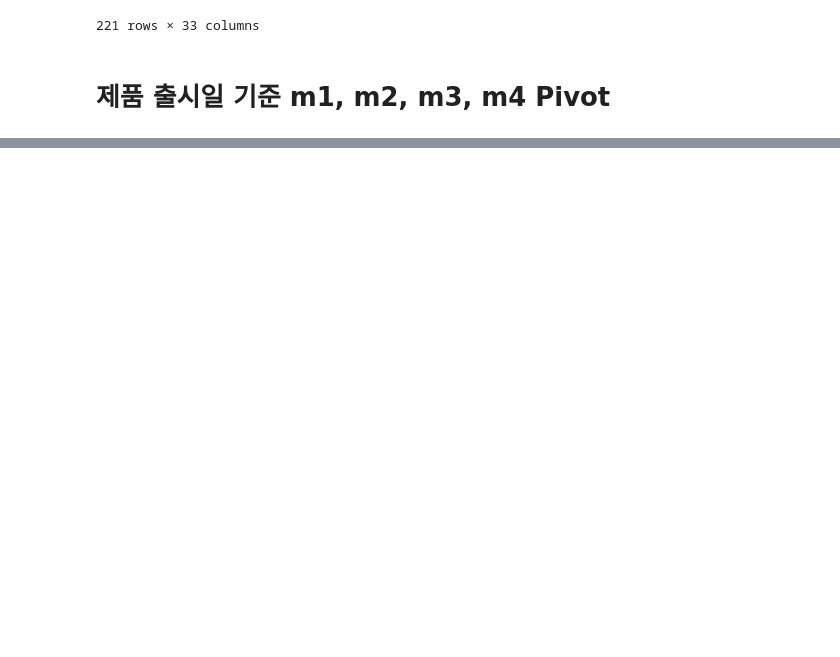
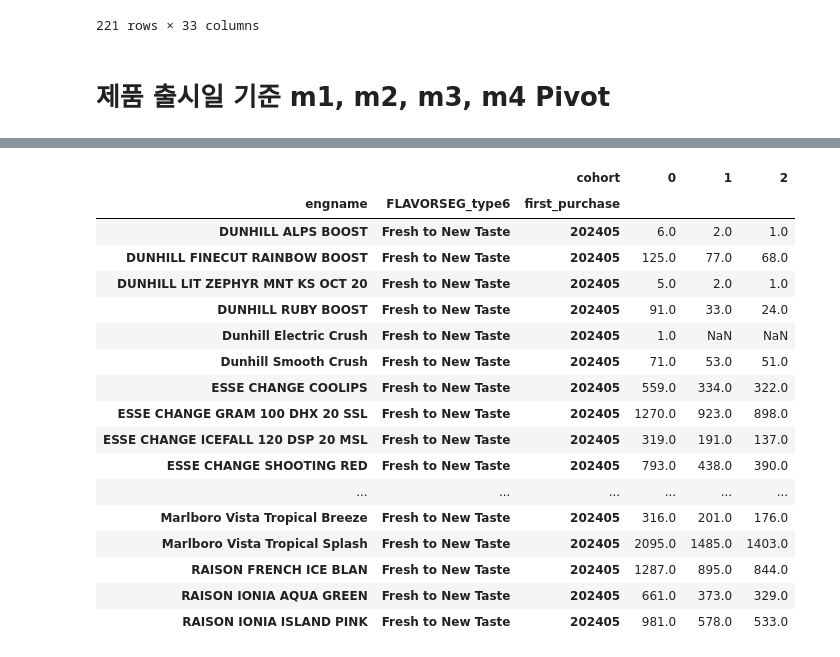
Before and after one commit to MCB-PJT-PMKGroup/Market_Research, a Jupyter notebook: Lpoint_CC_NTD_Purchasers.ipynb, the cells around one changed output, grey strips where cells are left out. Cells and saved outputs as stored; diff of their text form; code cells hidden in the pictures; blank space fills up the shorter version.

```diff
--- a/Lpoint_CC_NTD_Purchasers.ipynb
+++ b/Lpoint_CC_NTD_Purchasers.ipynb
@@ -247,2 +253,52 @@ pivot_df5
 # %%
 pivot_df5.to_clipboard()
+# %%
+#  6. 202405월 부터 출시한 제품 cohort
+sql6 = '''
+with purchase as (
+	select b.engname,
+		b.FLAVORSEG_type6,
+		t.YYYYMM,
+		t.id,
+		first_purchase ,
+		DATEDIFF(MONTH, CAST(first_purchase +'01' as date), CAST(t.YYYYMM +'01' as date) ) cohort,
+		dense_rank() over(partition by b.engname, b.FLAVORSEG_type6 order by  first_purchase ) rn
+	from cx.seven11_user_3month_list t
+		join cx.fct_K7_Monthly a on a.id = t.id and a.YYYYMM = t.YYYYMM
+		join cx.product_master b on a.product_code = b.PROD_ID  and CIGADEVICE ='CIGARETTES' and CIGATYPE = 'CC' and NPL_YN ='Y' and  FLAVORSEG_type6 ='Fresh to New Taste'
+		left join cx.first_purchaser x on t.id = x.id and x.engname = b.engname
+	where 1=1 -- b.engname= 'BOHEM CIGAR ICE FIT'
+	group by b.engname, b.FLAVORSEG_type6, t.YYYYMM, t.id, first_purchase
+)
+select *
+from purchase
+where cohort between 0 and 3
+and rn between 1 and 4
+'''
+
+df6 = pd.read_sql_query(sql6, engine)
+
+pivot_df6 = df6.pivot_table(index= ['engname', 'FLAVORSEG_type6', 'first_purchase' ],
+                            columns='cohort',
+                            values='id',
+                            aggfunc='count')
+pivot_df6
+# %% [output]
+|  |  | cohort | 0 | 1 | 2 |
+| engname | FLAVORSEG_type6 | first_purchase |  |  |  |
+| DUNHILL ALPS BOOST | Fresh to New Taste | 202405 | 6.0 | 2.0 | 1.0 |
+| DUNHILL FINECUT RAINBOW BOOST | Fresh to New Taste | 202405 | 125.0 | 77.0 | 68.0 |
+| DUNHILL LIT ZEPHYR MNT KS OCT 20 | Fresh to New Taste | 202405 | 5.0 | 2.0 | 1.0 |
+| DUNHILL RUBY BOOST | Fresh to New Taste | 202405 | 91.0 | 33.0 | 24.0 |
+| Dunhill Electric Crush | Fresh to New Taste | 202405 | 1.0 | NaN | NaN |
+| Dunhill Smooth Crush | Fresh to New Taste | 202405 | 71.0 | 53.0 | 51.0 |
+| ESSE CHANGE COOLIPS | Fresh to New Taste | 202405 | 559.0 | 334.0 | 322.0 |
+| ESSE CHANGE GRAM 100 DHX 20 SSL | Fresh to New Taste | 202405 | 1270.0 | 923.0 | 898.0 |
+| ESSE CHANGE ICEFALL 120 DSP 20 MSL | Fresh to New Taste | 202405 | 319.0 | 191.0 | 137.0 |
+| ESSE CHANGE SHOOTING RED | Fresh to New Taste | 202405 | 793.0 | 438.0 | 390.0 |
+| ... | ... | ... | ... | ... | ... |
+| Marlboro Vista Tropical Breeze | Fresh to New Taste | 202405 | 316.0 | 201.0 | 176.0 |
+| Marlboro Vista Tropical Splash | Fresh to New Taste | 202405 | 2095.0 | 1485.0 | 1403.0 |
+| RAISON FRENCH ICE BLAN | Fresh to New Taste | 202405 | 1287.0 | 895.0 | 844.0 |
+| RAISON IONIA AQUA GREEN | Fresh to New Taste | 202405 | 661.0 | 373.0 | 329.0 |
+| RAISON IONIA ISLAND PINK | Fresh to New Taste | 202405 | 981.0 | 578.0 | 533.0 |
```
Also changed, not shown: parts of 5 cells of this notebook, 5 other files.
